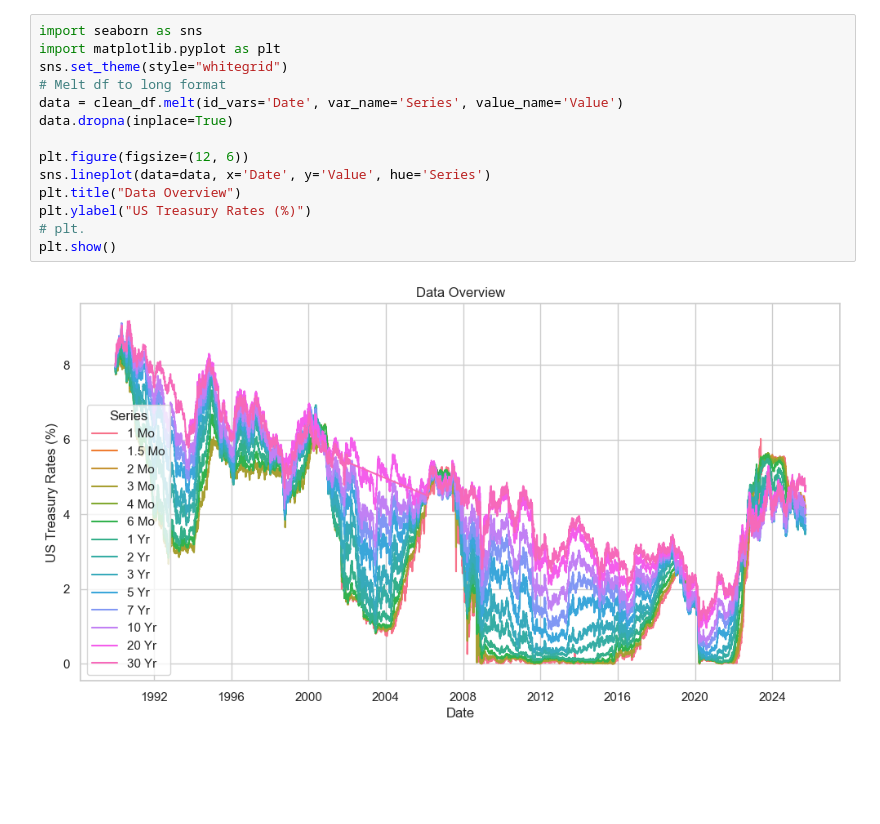
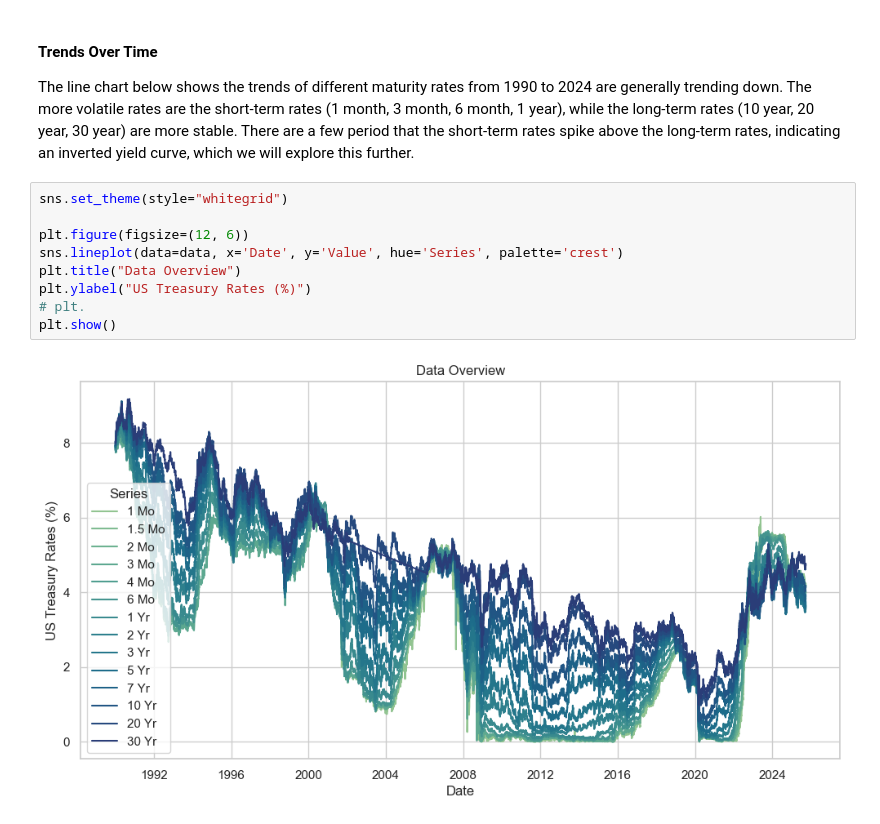
Before and after one commit to Pylon521/samanthaPortfolio, a Jupyter notebook: USTreasuryRatesScrapper/WebScrap_US_Treasury_Rate.ipynb, the cells around one changed output. Drawn from its saved outputs; the diff is of its cells as text; blank space fills up the shorter version.

Commit message:
👷 HUSTLE TIME

```diff
--- a/USTreasuryRatesScrapper/WebScrap_US_Treasury_Rate.ipynb
+++ b/USTreasuryRatesScrapper/WebScrap_US_Treasury_Rate.ipynb
@@ -138,16 +169,17 @@ memory usage: 1.0 MB
+# %% [markdown]
+#### Trends Over Time
+
+The line chart below shows the trends of different maturity rates from 1990 to 2024 are generally trending down.
+The more volatile rates are the short-term rates (1 month, 3 month, 6 month, 1 year), while the long-term rates (10 year, 20 year, 30 year) are more stable.
+There are a few period that the short-term rates spike above the long-term rates, indicating an inverted yield curve, which we will explore this further.
 # %%
-import seaborn as sns
-import matplotlib.pyplot as plt
 sns.set_theme(style="whitegrid")
-# Melt df to long format
-data = clean_df.melt(id_vars='Date', var_name='Series', value_name='Value')
-data.dropna(inplace=True)
 
 plt.figure(figsize=(12, 6))
-sns.lineplot(data=data, x='Date', y='Value', hue='Series')
+sns.lineplot(data=data, x='Date', y='Value', hue='Series', palette='crest')
 plt.title("Data Overview")
 plt.ylabel("US Treasury Rates (%)")
 # plt.
 plt.show()
 # %% [output]
-[figure, old version]
+[figure, new version]
```
Also changed, not shown: parts of 18 cells of this notebook, 23 other files.
